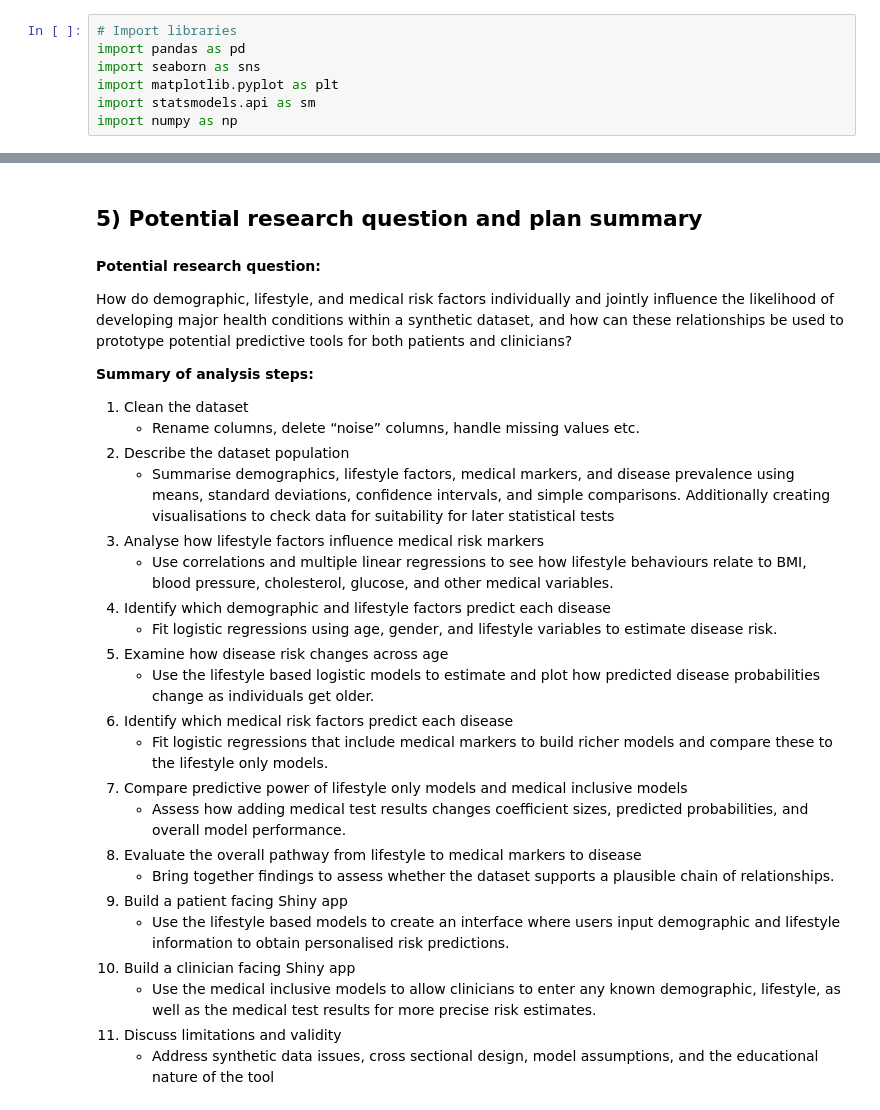
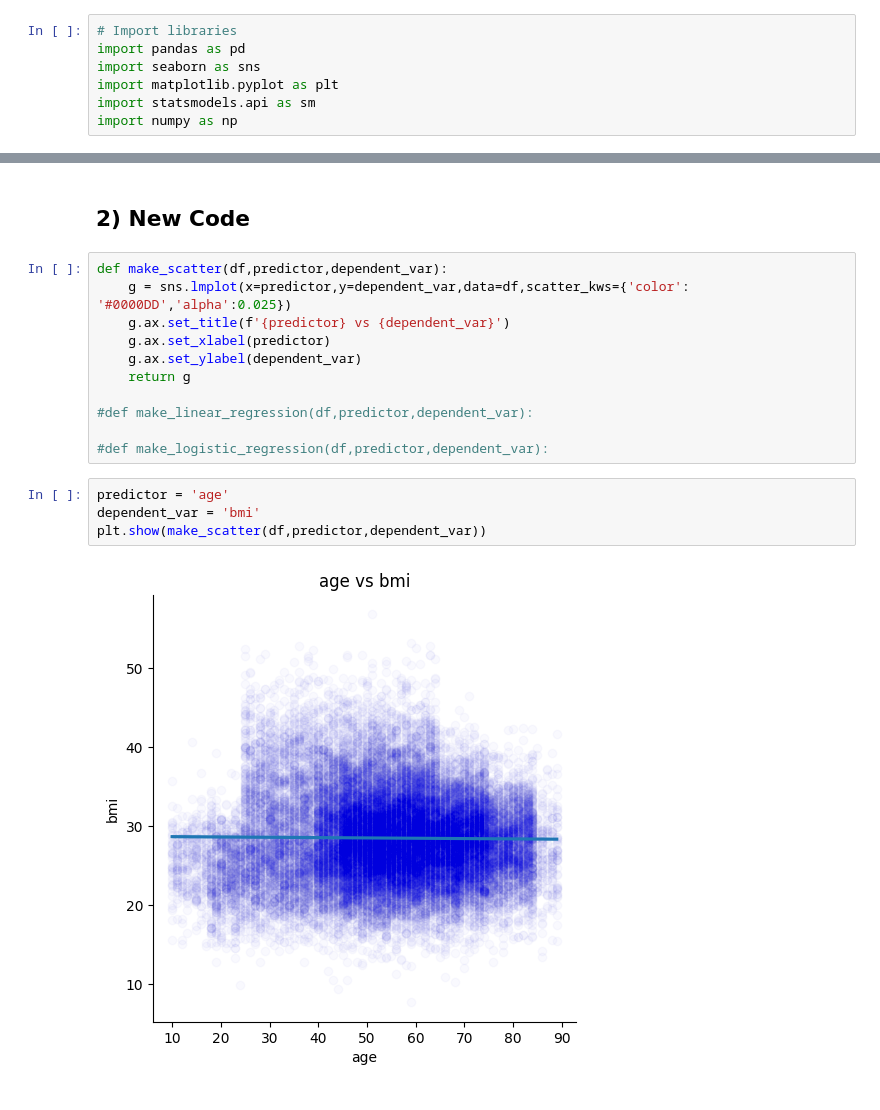
Before and after one commit to jstraker1/datasummative_2, a Jupyter notebook: luc_test_work/initial_work_luc.ipynb, the cells around one changed output, grey strips where cells are left out. Cells and saved outputs as stored; diff of their text form.

```diff
--- a/luc_test_work/initial_work_luc.ipynb
+++ b/luc_test_work/initial_work_luc.ipynb
@@ -301,31 +41,19 @@ Name: count, dtype: int64
-# %% [markdown]
-## 5) Potential research question and plan summary
-# %% [markdown]
-**Potential research question:**
-
-How do demographic, lifestyle, and medical risk factors individually and jointly influence the likelihood of developing major health conditions within a synthetic dataset, and how can these relationships be used to prototype potential predictive tools for both patients and clinicians?
-
-
-**Summary of analysis steps:**
-1) Clean the dataset
-    * Rename columns, delete “noise” columns, handle missing values etc.
-2) Describe the dataset population
-    * Summarise demographics, lifestyle factors, medical markers, and disease prevalence using means, standard deviations, confidence intervals, and simple comparisons. Additionally creating visualisations to check data for suitability for later statistical tests
-3) Analyse how lifestyle factors influence medical risk markers
-    * Use correlations and multiple linear regressions to see how lifestyle behaviours relate to BMI, blood pressure, cholesterol, glucose, and other medical variables.
-4) Identify which demographic and lifestyle factors predict each disease
-    * Fit logistic regressions using age, gender, and lifestyle variables to estimate disease risk.
-5) Examine how disease risk changes across age
-    * Use the lifestyle based logistic models to estimate and plot how predicted disease probabilities change as individuals get older.
-6) Identify which medical risk factors predict each disease
-    * Fit logistic regressions that include medical markers to build richer models and compare these to the lifestyle only models.
-7) Compare predictive power of lifestyle only models and medical inclusive models
-    * Assess how adding medical test results changes coefficient sizes, predicted probabilities, and overall model performance.
-8) Evaluate the overall pathway from lifestyle to medical markers to disease
-    * Bring together findings to assess whether the dataset supports a plausible chain of relationships.
-9) Build a patient facing Shiny app
-    * Use the lifestyle based models to create an interface where users input demographic and lifestyle information to obtain personalised risk predictions.
-10) Build a clinician facing Shiny app
-    * Use the medical inclusive models to allow clinicians to enter any known demographic, lifestyle, as well as the medical test results for more precise risk estimates.
-11) Discuss limitations and validity
-    * Address synthetic data issues, cross sectional design, model assumptions, and the educational nature of the tool
+# %% [markdown]
+## 2) New Code
+# %%
+def make_scatter(df,predictor,dependent_var):
+    g = sns.lmplot(x=predictor,y=dependent_var,data=df,scatter_kws={'color': '#0000DD','alpha':0.025})
+    g.ax.set_title(f'{predictor} vs {dependent_var}')
+    g.ax.set_xlabel(predictor)
+    g.ax.set_ylabel(dependent_var)
+    return g
+
+#def make_linear_regression(df,predictor,dependent_var):
+
+#def make_logistic_regression(df,predictor,dependent_var):
+# %%
+predictor = 'age'
+dependent_var = 'bmi'
+plt.show(make_scatter(df,predictor,dependent_var))
+# %% [output]
+[figure, added]
```
Also changed, not shown: parts of 18 cells of this notebook.
